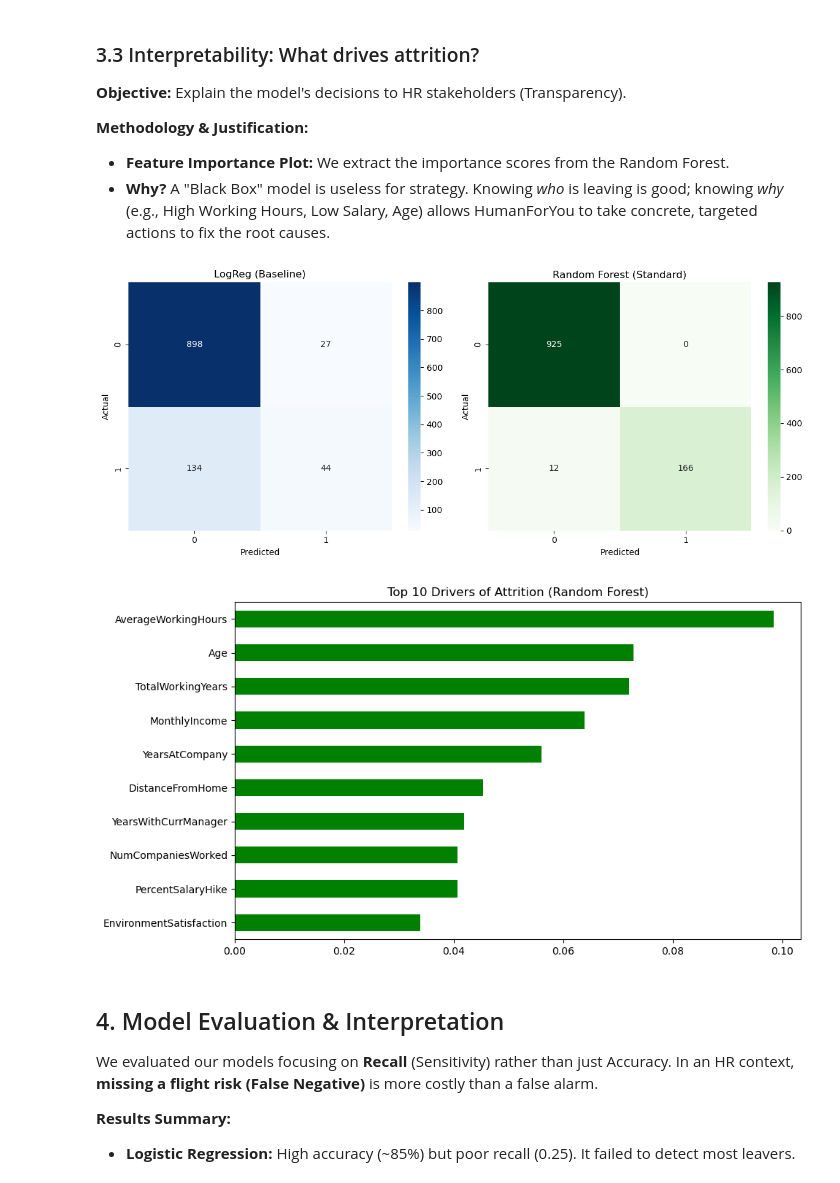
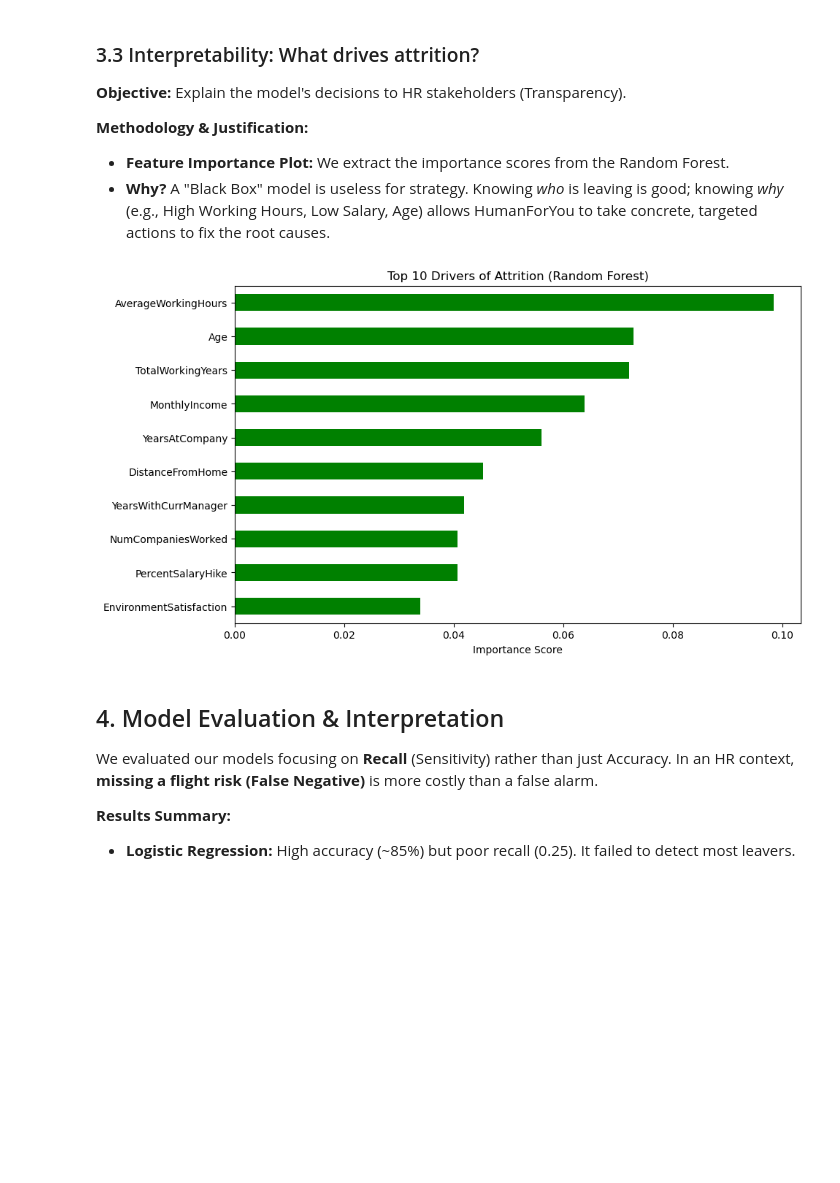
Before and after one commit to K3nt1/HumanForYou, a Jupyter notebook: PredictiveModel.ipynb, the cells around one changed output. Saved outputs shown, nothing was run; the diff lists cells and outputs as text; code cells hidden in the pictures; blank space fills up the shorter version.

Commit message:
Implemented Models + optimized code

```diff
--- a/PredictiveModel.ipynb
+++ b/PredictiveModel.ipynb
@@ -497,39 +597,23 @@ weighted avg       0.83      0.85      0.83      1103
 * **Why?** A "Black Box" model is useless for strategy. Knowing *who* is leaving is good; knowing *why* (e.g., High Working Hours, Low Salary, Age) allows HumanForYou to take concrete, targeted actions to fix the root causes.
 # %%
 # ==============================================================================
-# RESULTS VISUALIZATION
+# 3.3 INTERPRETABILITY (FEATURE IMPORTANCE)
 # ==============================================================================
 
-# --- Confusion Matrices ---
-plt.figure(figsize=(12, 5))
-
-plt.subplot(1, 2, 1)
-sns.heatmap(confusion_matrix(y_test, y_pred_log), annot=True, fmt='d', cmap='Blues')
-plt.title('LogReg (Baseline)')
-plt.xlabel('Predicted')
-plt.ylabel('Actual')
-
-plt.subplot(1, 2, 2)
-sns.heatmap(confusion_matrix(y_test, y_pred_rf), annot=True, fmt='d', cmap='Greens')
-plt.title('Random Forest (Standard)')
-plt.xlabel('Predicted')
-plt.ylabel('Actual')
-plt.tight_layout()
-plt.show()
-
-# --- Feature Importance ---
+rf_pipeline = model_results['Random Forest']['pipeline']
 rf_model_step = rf_pipeline.named_steps['classifier']
 ohe = rf_pipeline.named_steps['preprocessor'].named_transformers_['cat']['encoder']
 feature_names = list(numeric_features) + list(ohe.get_feature_names_out(categorical_features))
 
 importances = pd.Series(rf_model_step.feature_importances_, index=feature_names)
+
 plt.figure(figsize=(10, 6))
 importances.nlargest(10).sort_values().plot(kind='barh', color='green')
 plt.title('Top 10 Drivers of Attrition (Random Forest)')
+plt.xlabel('Importance Score')
 plt.show()
 # %% [output]
-[figure, old version]
+[figure, new version]
-[figure, removed]
 # %% [markdown]
 ## 4. Model Evaluation & Interpretation
 
```
Also changed, not shown: parts of 9 cells of this notebook.
